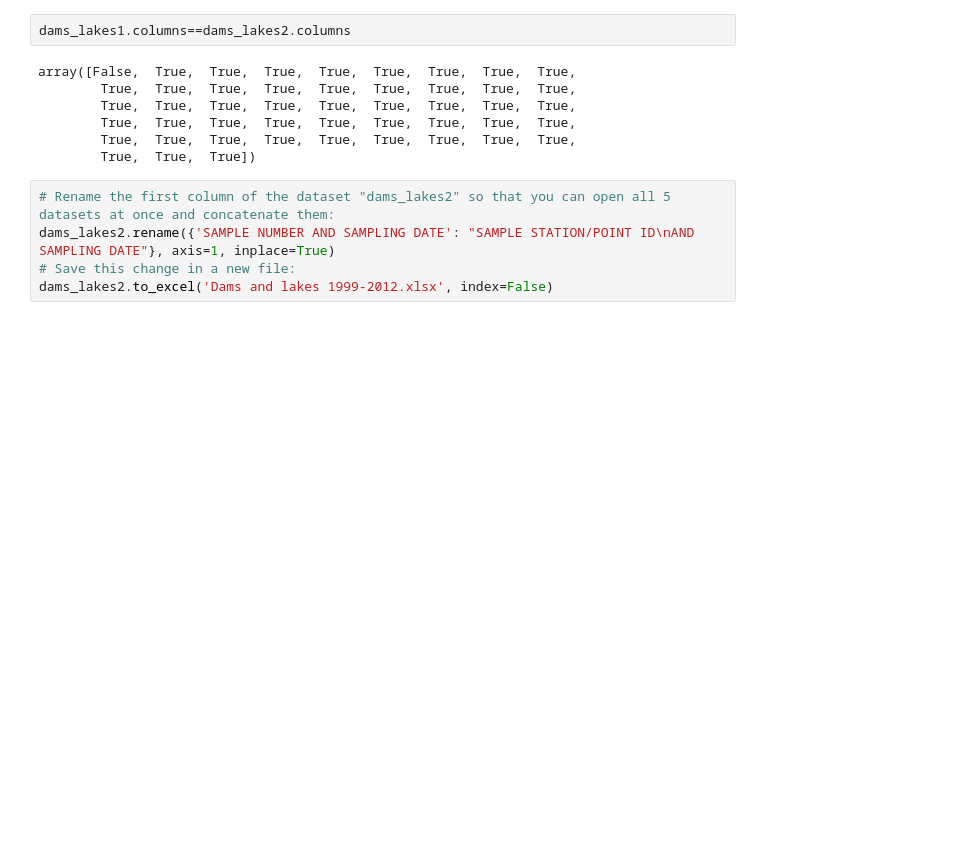
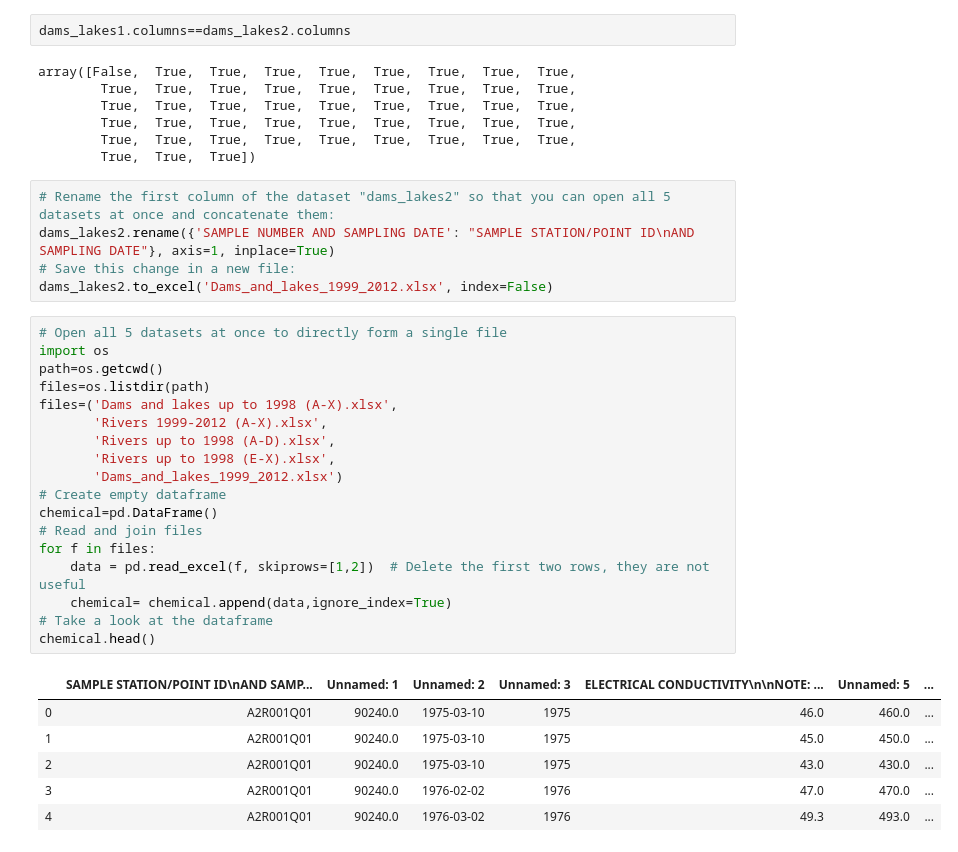
Before and after one commit to elenuskiya/TFM, a Jupyter notebook: Notebooks/00_Cleaning_manipulation_and_unification.ipynb, the cells around one changed output. Drawn from its saved outputs; the diff is of its cells as text; blank space fills up the shorter version.

```diff
--- a/Notebooks/00_Cleaning_manipulation_and_unification.ipynb
+++ b/Notebooks/00_Cleaning_manipulation_and_unification.ipynb
@@ -123,4 +123,29 @@ array([False,  True,  True,  True,  True,  True,  True,  True,  True,
 # Rename the first column of the dataset "dams_lakes2" so that you can open all 5 datasets at once and concatenate them:
 dams_lakes2.rename({'SAMPLE NUMBER AND SAMPLING DATE': "SAMPLE STATION/POINT ID\nAND SAMPLING DATE"}, axis=1, inplace=True)
 # Save this change in a new file:
-dams_lakes2.to_excel('Dams and lakes 1999-2012.xlsx', index=False)
+dams_lakes2.to_excel('Dams_and_lakes_1999_2012.xlsx', index=False)
+# %%
+# Open all 5 datasets at once to directly form a single file
+import os
+path=os.getcwd()
+files=os.listdir(path)
+files=('Dams and lakes up to 1998 (A-X).xlsx',
+       'Rivers 1999-2012 (A-X).xlsx',
+       'Rivers up to 1998 (A-D).xlsx',
+       'Rivers up to 1998 (E-X).xlsx',
+       'Dams_and_lakes_1999_2012.xlsx')
+# Create empty dataframe
+chemical=pd.DataFrame()
+# Read and join files
+for f in files:
+    data = pd.read_excel(f, skiprows=[1,2])  # Delete the first two rows, they are not useful
+    chemical= chemical.append(data,ignore_index=True)
+# Take a look at the dataframe
+chemical.head()
+# %% [output]
+|  | SAMPLE STATION/POINT ID\nAND SAMP... | Unnamed: 1 | Unnamed: 2 | Unnamed: 3 | ELECTRICAL CONDUCTIVITY\n\nNOTE: ... | Unnamed: 5 | ... |
+| 0 | A2R001Q01 | 90240.0 | 1975-03-10 | 1975 | 46.0 | 460.0 | ... |
+| 1 | A2R001Q01 | 90240.0 | 1975-03-10 | 1975 | 45.0 | 450.0 | ... |
+| 2 | A2R001Q01 | 90240.0 | 1975-03-10 | 1975 | 43.0 | 430.0 | ... |
+| 3 | A2R001Q01 | 90240.0 | 1976-02-02 | 1976 | 47.0 | 470.0 | ... |
+| 4 | A2R001Q01 | 90240.0 | 1976-03-02 | 1976 | 49.3 | 493.0 | ... |
```
Also changed, not shown: parts of 4 cells of this notebook.
